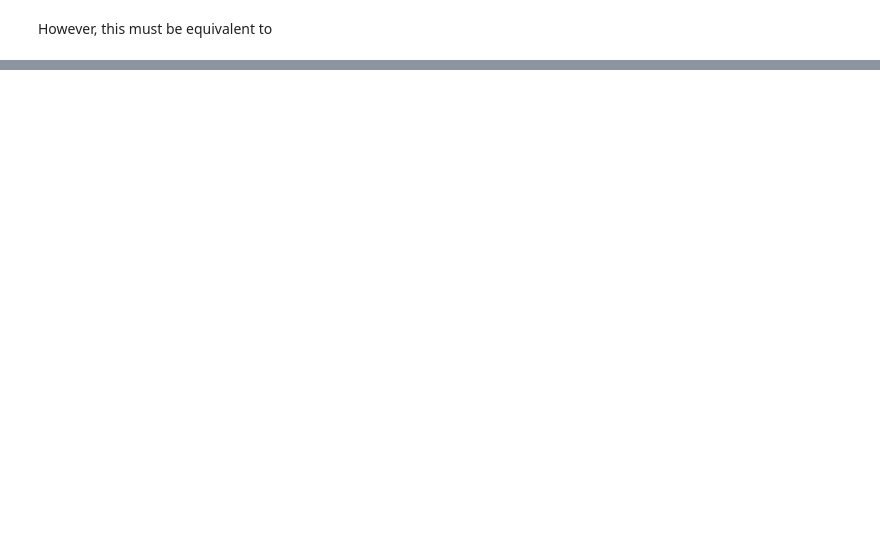
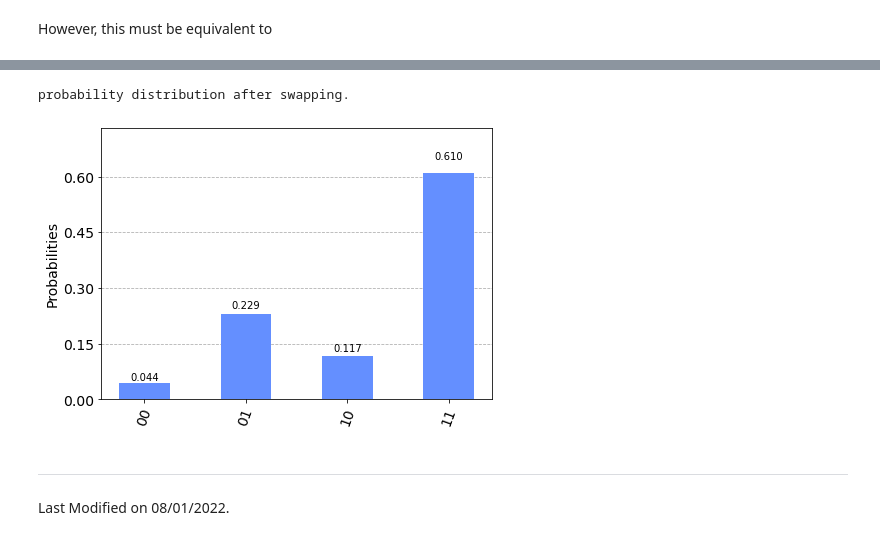
Before and after one commit to ryoichikawai/qcomp-short, a Jupyter notebook: q2gates/cx.ipynb, the cells around one changed output, grey strips where cells are left out. Drawn from its saved outputs; the diff is of its cells as text; code cells hidden in the pictures; blank space fills up the shorter version.

```diff
--- a/q2gates/cx.ipynb
+++ b/q2gates/cx.ipynb
@@ -372,0 +402,20 @@ Two operations are equivalent: True
+# %%
+qc.cx(0,1)
+qc.cx(1,0)
+qc.cx(0,1)
+
+psi=Statevector(qc).to_dict()
+
+p1 = dict()
+for k in psi:
+    p1[k]=abs(psi[k])**2
+
+print("probability distribution after swapping.")
+plot_histogram(p1)
+# %% [output]
+probability distribution after swapping.
+[figure, added]
+# %% [markdown]
+
+---
+Last Modified on 08/01/2022.
```
Also changed, not shown: parts of 39 cells of this notebook.
